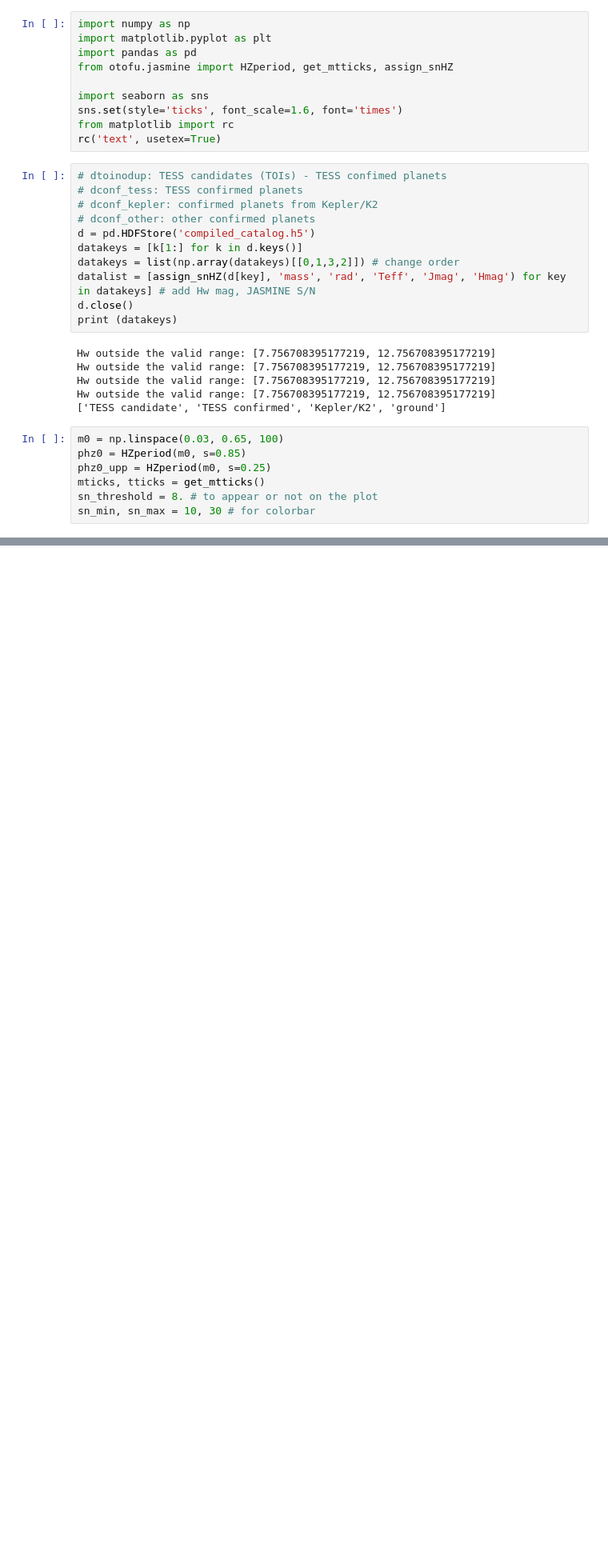
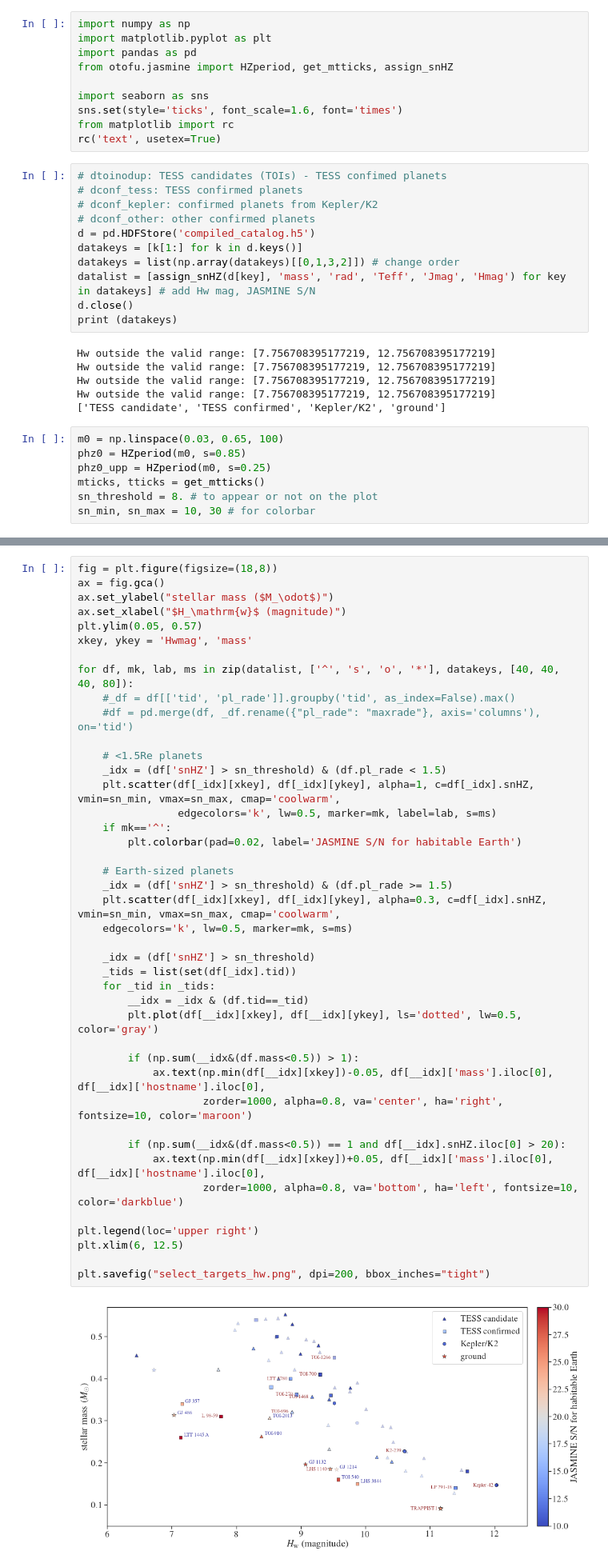
Before and after one commit to kemasuda/otofu, a Jupyter notebook: jasmine_targets/select_targets.ipynb, the cells around one changed output, grey strips where cells are left out. Shown: that part at 80% size. Drawn from its saved outputs; the diff is of its cells as text; blank space fills up the shorter version.

Commit message:
jasmine targets

```diff
--- a/jasmine_targets/select_targets.ipynb
+++ b/jasmine_targets/select_targets.ipynb
@@ -90,0 +93,44 @@ plt.savefig("select_targets.png", dpi=200, bbox_inches="tight")
+# %%
+fig = plt.figure(figsize=(18,8))
+ax = fig.gca()
+ax.set_ylabel("stellar mass ($M_\odot$)")
+ax.set_xlabel("$H_\mathrm{w}$ (magnitude)")
+plt.ylim(0.05, 0.57)
+xkey, ykey = 'Hwmag', 'mass'
+
+for df, mk, lab, ms in zip(datalist, ['^', 's', 'o', '*'], datakeys, [40, 40, 40, 80]):
+    #_df = df[['tid', 'pl_rade']].groupby('tid', as_index=False).max()
+    #df = pd.merge(df, _df.rename({"pl_rade": "maxrade"}, axis='columns'), on='tid')
+
+    # <1.5Re planets
+    _idx = (df['snHZ'] > sn_threshold) & (df.pl_rade < 1.5)
+    plt.scatter(df[_idx][xkey], df[_idx][ykey], alpha=1, c=df[_idx].snHZ, vmin=sn_min, vmax=sn_max, cmap='coolwarm',
+                edgecolors='k', lw=0.5, marker=mk, label=lab, s=ms)
+    if mk=='^':
+        plt.colorbar(pad=0.02, label='JASMINE S/N for habitable Earth')
+
+    # Earth-sized planets
+    _idx = (df['snHZ'] > sn_threshold) & (df.pl_rade >= 1.5)
+    plt.scatter(df[_idx][xkey], df[_idx][ykey], alpha=0.3, c=df[_idx].snHZ, vmin=sn_min, vmax=sn_max, cmap='coolwarm',
+    edgecolors='k', lw=0.5, marker=mk, s=ms)
+
+    _idx = (df['snHZ'] > sn_threshold)
+    _tids = list(set(df[_idx].tid))
+    for _tid in _tids:
+        __idx = _idx & (df.tid==_tid)
+        plt.plot(df[__idx][xkey], df[__idx][ykey], ls='dotted', lw=0.5, color='gray')
+
+        if (np.sum(__idx&(df.mass<0.5)) > 1):
+            ax.text(np.min(df[__idx][xkey])-0.05, df[__idx]['mass'].iloc[0], df[__idx]['hostname'].iloc[0],
+                    zorder=1000, alpha=0.8, va='center', ha='right', fontsize=10, color='maroon')
+
+        if (np.sum(__idx&(df.mass<0.5)) == 1 and df[__idx].snHZ.iloc[0] > 20):
+            ax.text(np.min(df[__idx][xkey])+0.05, df[__idx]['mass'].iloc[0], df[__idx]['hostname'].iloc[0],
+                    zorder=1000, alpha=0.8, va='bottom', ha='left', fontsize=10, color='darkblue')
+
+plt.legend(loc='upper right')
+plt.xlim(6, 12.5)
+
+plt.savefig("select_targets_hw.png", dpi=200, bbox_inches="tight")
+# %% [output]
+[figure, added]
```
Also changed, not shown: parts of 2 cells of this notebook.
